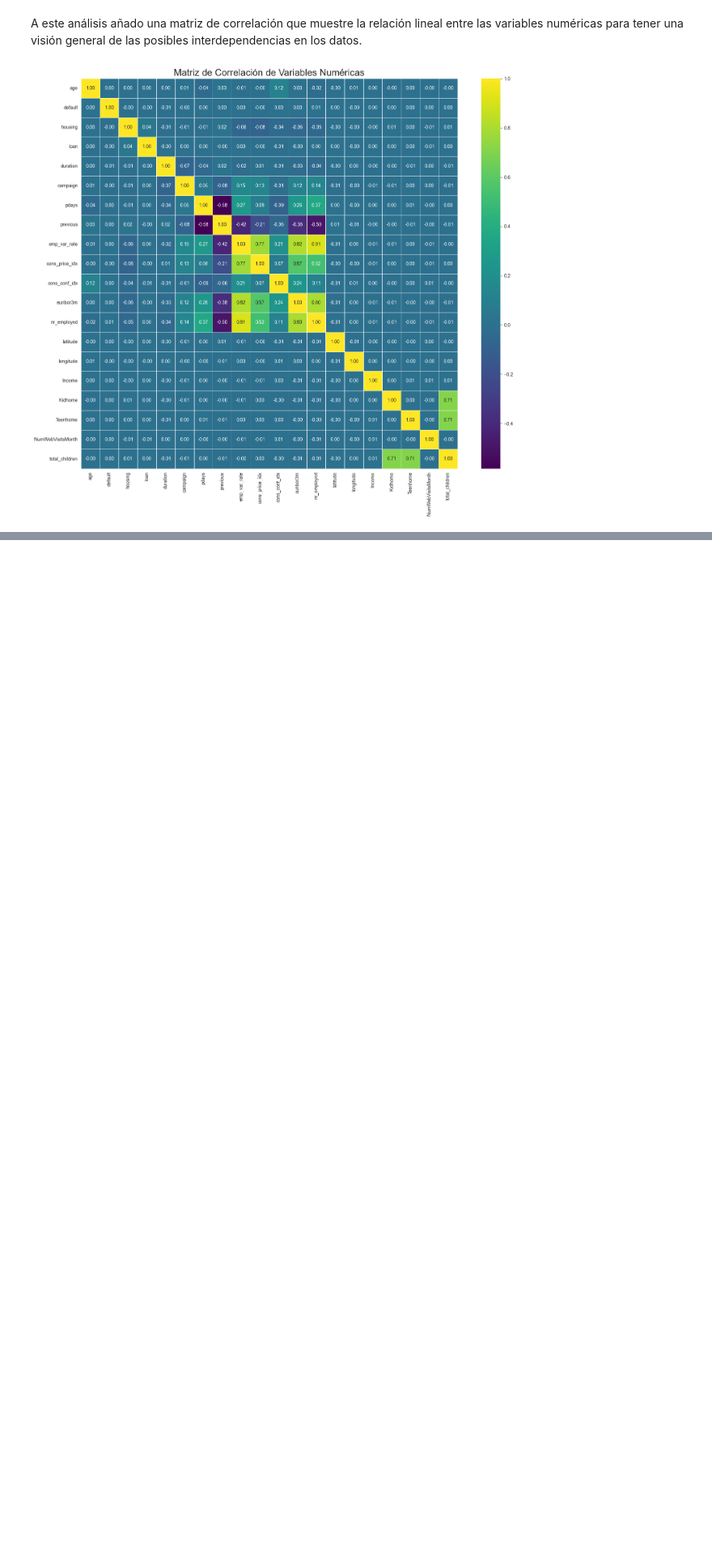
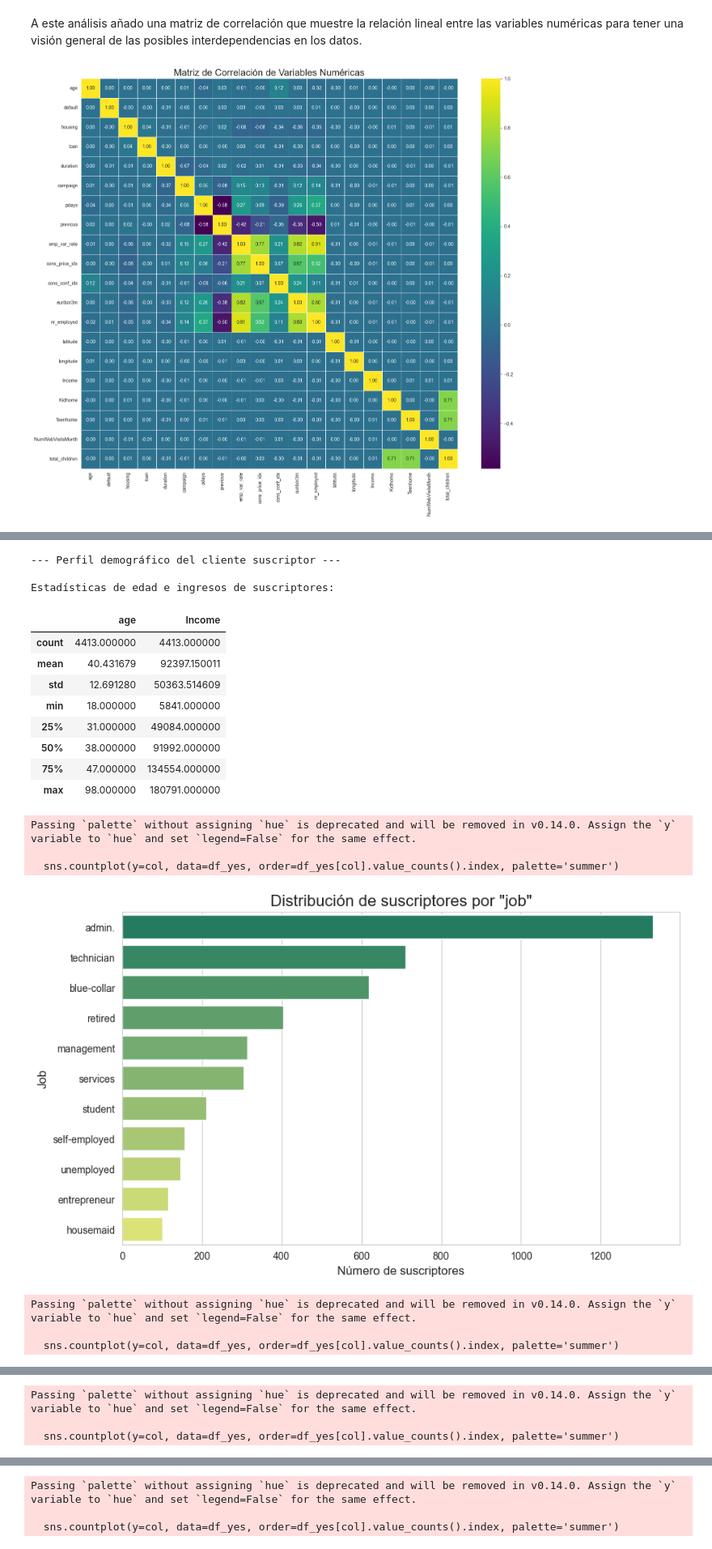
Before and after one commit to AnaGutier/Proyecto_EDA_Python_Pandas, a Jupyter notebook: EDA_proceso.ipynb, the cells around one changed output, grey strips where cells are left out. Shown at 81% size. Cells and saved outputs as stored; diff of their text form; code cells hidden in the pictures; blank space fills up the shorter version.

```diff
--- a/EDA_proceso.ipynb
+++ b/EDA_proceso.ipynb
@@ -515,0 +613,8 @@ plt.show()
+# %%
+# Filtro el DataFrame completo para quedarme solo con las filas donde 'y' es 'yes'
+df_yes = df_completo[df_completo['y'] == 'yes'].copy()
+
+# Muestro las primeras filas y la dimensión del nuevo DataFrame para verificar
+print(f"Se ha creado un nuevo DataFrame 'df_yes' con {df_yes.shape[0]} registros (clientes que suscribieron).")
+print("\nPrimeras filas del DataFrame de suscriptores:")
+display(df_yes.head())
@@ -515,0 +631,39 @@ plt.show()
+# %%
+# Análisis del perfil del cliente suscriptor
+
+print("--- Perfil demográfico del cliente suscriptor ---")
+
+# Estadísticas de variables numéricas clave
+print("\nEstadísticas de edad e ingresos de suscriptores:")
+display(df_yes[['age', 'Income']].describe())
+
+# Distribución de variables categóricas clave
+categorical_analysis = ['job', 'marital', 'education', 'age_group']
+
+for col in categorical_analysis:
+    plt.figure(figsize=(10, 6))
+    sns.countplot(y=col, data=df_yes, order=df_yes[col].value_counts().index, palette='summer')
+    plt.title(f'Distribución de suscriptores por "{col}"', fontsize=16)
+    plt.xlabel('Número de suscriptores', fontsize=12)
+    plt.ylabel(col.capitalize(), fontsize=12)
+    plt.show()
+# %% [output]
+--- Perfil demográfico del cliente suscriptor ---
+
+Estadísticas de edad e ingresos de suscriptores:
+|  | age | Income |
+| count | 4413.000000 | 4413.000000 |
+| mean | 40.431679 | 92397.150011 |
+| std | 12.691280 | 50363.514609 |
+| min | 18.000000 | 5841.000000 |
+| 25% | 31.000000 | 49084.000000 |
+| 50% | 38.000000 | 91992.000000 |
+| 75% | 47.000000 | 134554.000000 |
+| max | 98.000000 | 180791.000000 |
+Passing `palette` without assigning `hue` is deprecated and will be removed in v0.14.0. Assign the `y` variable to `hue` and set `legend=False` for the same effect.
+
+  sns.countplot(y=col, data=df_yes, order=df_yes[col].value_counts().index, palette='summer')
+[figure, added]
+Passing `palette` without assigning `hue` is deprecated and will be removed in v0.14.0. Assign the `y` variable to `hue` and set `legend=False` for the same effect.
+
+  sns.countplot(y=col, data=df_yes, order=df_yes[col].value_counts().index, palette='summer')
@@ -515,0 +671,3 @@ plt.show()
+Passing `palette` without assigning `hue` is deprecated and will be removed in v0.14.0. Assign the `y` variable to `hue` and set `legend=False` for the same effect.
+
+  sns.countplot(y=col, data=df_yes, order=df_yes[col].value_counts().index, palette='summer')
@@ -515,0 +675,3 @@ plt.show()
+Passing `palette` without assigning `hue` is deprecated and will be removed in v0.14.0. Assign the `y` variable to `hue` and set `legend=False` for the same effect.
+
+  sns.countplot(y=col, data=df_yes, order=df_yes[col].value_counts().index, palette='summer')
```
Also changed, not shown: parts of 17 cells of this notebook.
